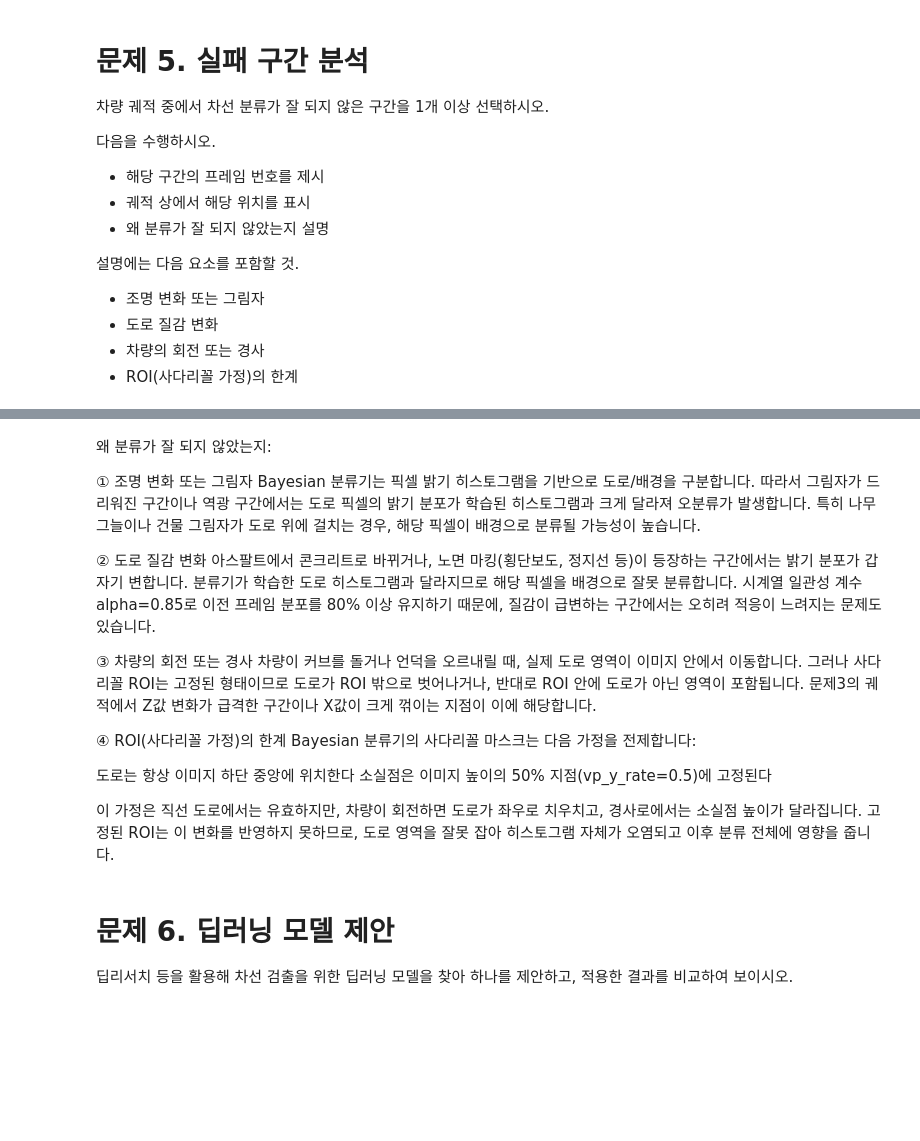
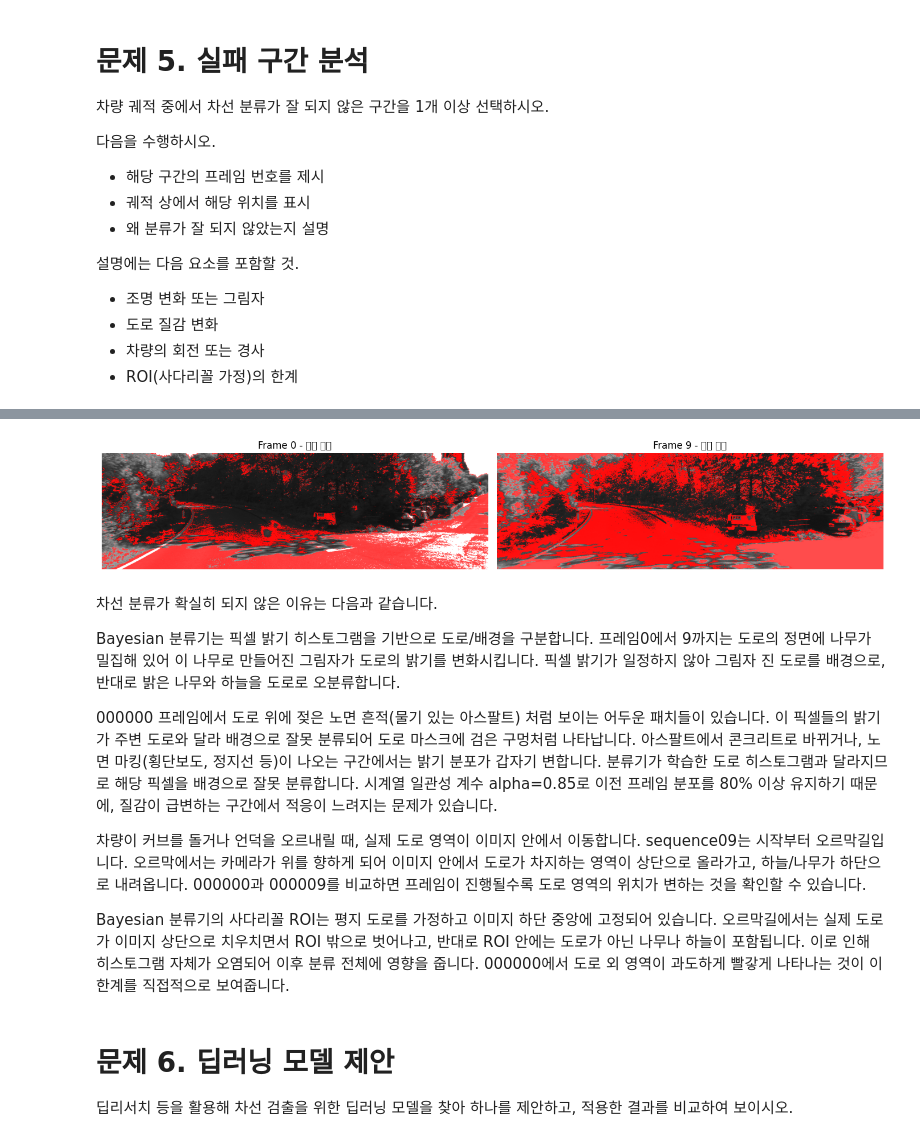
Before and after one commit to p1364yeaji/2026AutoMobility_class, a Jupyter notebook: Mid-term.ipynb, the cells around one changed output, grey strips where cells are left out. Saved outputs shown, nothing was run; the diff lists cells and outputs as text; code cells hidden in the pictures; blank space fills up the shorter version.

```diff
--- a/Mid-term.ipynb
+++ b/Mid-term.ipynb
@@ -689,22 +744,33 @@ plt.show()
+# %%
+# overlay 이미지 함께 시각화
+fig, axes = plt.subplots(1, 2, figsize=(14, 4))
+
+overlay_0 = cv2.imread('./outputs/bayes_road/overlay_000000.png')
+overlay_9 = cv2.imread('./outputs/bayes_road/overlay_000009.png')
+
+axes[0].imshow(cv2.cvtColor(overlay_0, cv2.COLOR_BGR2RGB))
+axes[0].set_title('Frame 0 - 분류 결과')
+axes[0].axis('off')
+
+axes[1].imshow(cv2.cvtColor(overlay_9, cv2.COLOR_BGR2RGB))
+axes[1].set_title('Frame 9 - 분류 결과')
+axes[1].axis('off')
+
+plt.tight_layout()
+plt.show()
+# %% [output]
+[figure, added]
 # %% [markdown]
-왜 분류가 잘 되지 않았는지:
+차선 분류가 확실히 되지 않은 이유는 다음과 같습니다.
 
-① 조명 변화 또는 그림자
-Bayesian 분류기는 픽셀 밝기 히스토그램을 기반으로 도로/배경을 구분합니다. 따라서 그림자가 드리워진 구간이나 역광 구간에서는 도로 픽셀의 밝기 분포가 학습된 히스토그램과 크게 달라져 오분류가 발생합니다. 특히 나무 그늘이나 건물 그림자가 도로 위에 걸치는 경우, 해당 픽셀이 배경으로 분류될 가능성이 높습니다.
+Bayesian 분류기는 픽셀 밝기 히스토그램을 기반으로 도로/배경을 구분합니다. 프레임0에서 9까지는 도로의 정면에 나무가 밀집해 있어 이 나무로 만들어진 그림자가 도로의 밝기를 변화시킵니다. 픽셀 밝기가 일정하지 않아 그림자 진 도로를 배경으로, 반대로 밝은 나무와 하늘을 도로로 오분류합니다.
 
-② 도로 질감 변화
-아스팔트에서 콘크리트로 바뀌거나, 노면 마킹(횡단보도, 정지선 등)이 등장하는 구간에서는 밝기 분포가 갑자기 변합니다. 분류기가 학습한 도로 히스토그램과 달라지므로 해당 픽셀을 배경으로 잘못 분류합니다. 시계열 일관성 계수 alpha=0.85로 이전 프레임 분포를 80% 이상 유지하기 때문에, 질감이 급변하는 구간에서는 오히려 적응이 느려지는 문제도 있습니다.
+000000 프레임에서 도로 위에 젖은 노면 흔적(물기 있는 아스팔트) 처럼 보이는 어두운 패치들이 있습니다. 이 픽셀들의 밝기가 주변 도로와 달라 배경으로 잘못 분류되어 도로 마스크에 검은 구멍처럼 나타납니다. 아스팔트에서 콘크리트로 바뀌거나, 노면 마킹(횡단보도, 정지선 등)이 나오는 구간에서는 밝기 분포가 갑자기 변합니다. 분류기가 학습한 도로 히스토그램과 달라지므로 해당 픽셀을 배경으로 잘못 분류합니다. 시계열 일관성 계수 alpha=0.85로 이전 프레임 분포를 80% 이상 유지하기 때문에, 질감이 급변하는 구간에서 적응이 느려지는 문제가 있습니다.
 
-③ 차량의 회전 또는 경사
-차량이 커브를 돌거나 언덕을 오르내릴 때, 실제 도로 영역이 이미지 안에서 이동합니다. 그러나 사다리꼴 ROI는 고정된 형태이므로 도로가 ROI 밖으로 벗어나거나, 반대로 ROI 안에 도로가 아닌 영역이 포함됩니다. 문제3의 궤적에서 Z값 변화가 급격한 구간이나 X값이 크게 꺾이는 지점이 이에 해당합니다.
+차량이 커브를 돌거나 언덕을 오르내릴 때, 실제 도로 영역이 이미지 안에서 이동합니다. sequence09는 시작부터 오르막길입니다. 오르막에서는 카메라가 위를 향하게 되어 이미지 안에서 도로가 차지하는 영역이 상단으로 올라가고, 하늘/나무가 하단으로 내려옵니다. 000000과 000009를 비교하면 프레임이 진행될수록 도로 영역의 위치가 변하는 것을 확인할 수 있습니다.
 
-④ ROI(사다리꼴 가정)의 한계
-Bayesian 분류기의 사다리꼴 마스크는 다음 가정을 전제합니다:
 
-도로는 항상 이미지 하단 중앙에 위치한다
-소실점은 이미지 높이의 50% 지점(vp_y_rate=0.5)에 고정된다
-
-이 가정은 직선 도로에서는 유효하지만, 차량이 회전하면 도로가 좌우로 치우치고, 경사로에서는 소실점 높이가 달라집니다. 고정된 ROI는 이 변화를 반영하지 못하므로, 도로 영역을 잘못 잡아 히스토그램 자체가 오염되고 이후 분류 전체에 영향을 줍니다.
+Bayesian 분류기의 사다리꼴 ROI는 평지 도로를 가정하고 이미지 하단 중앙에 고정되어 있습니다. 오르막길에서는 실제 도로가 이미지 상단으로 치우치면서 ROI 밖으로 벗어나고, 반대로 ROI 안에는 도로가 아닌 나무나 하늘이 포함됩니다. 이로 인해 히스토그램 자체가 오염되어 이후 분류 전체에 영향을 줍니다. 000000에서 도로 외 영역이 과도하게 빨갛게 나타나는 것이 이 한계를 직접적으로 보여줍니다.
 # %% [markdown]
 # 문제 6. 딥러닝 모델 제안
 딥리서치 등을 활용해 차선 검출을 위한 딥러닝 모델을 찾아 하나를 제안하고, 적용한 결과를 비교하여 보이시오.
```
Also changed, not shown: parts of 23 cells of this notebook.
